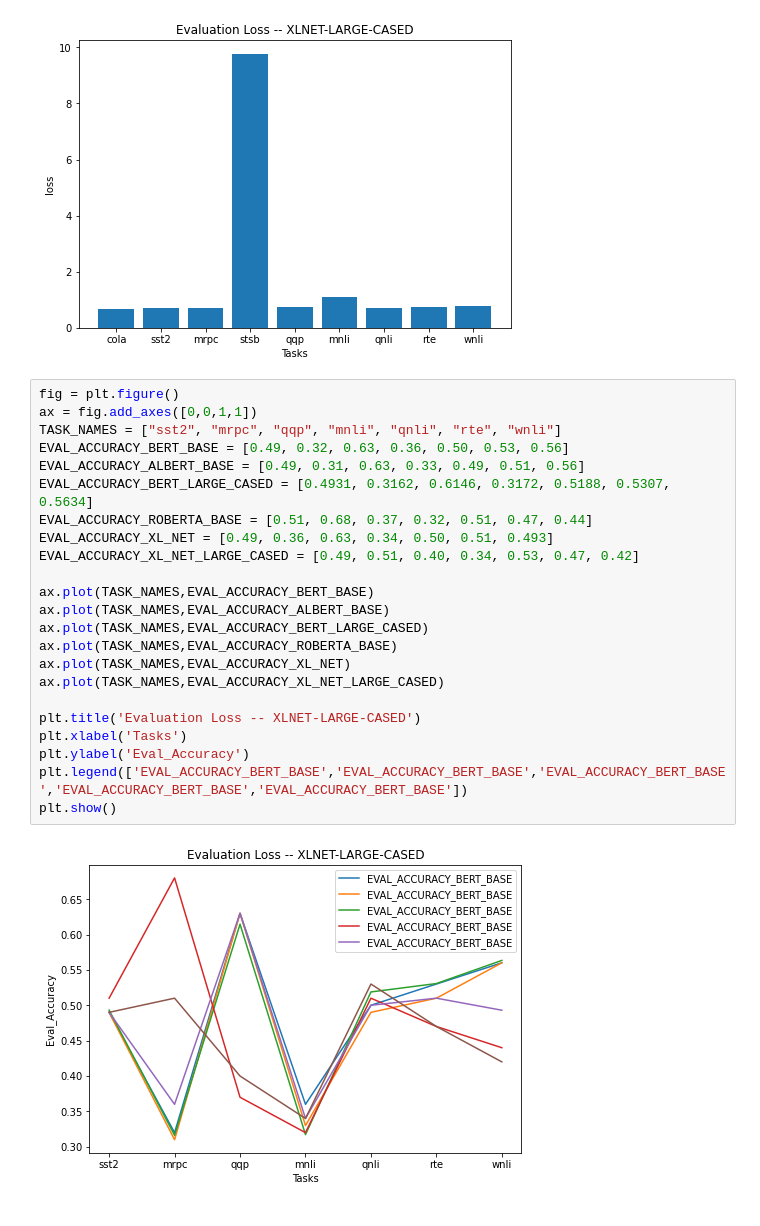
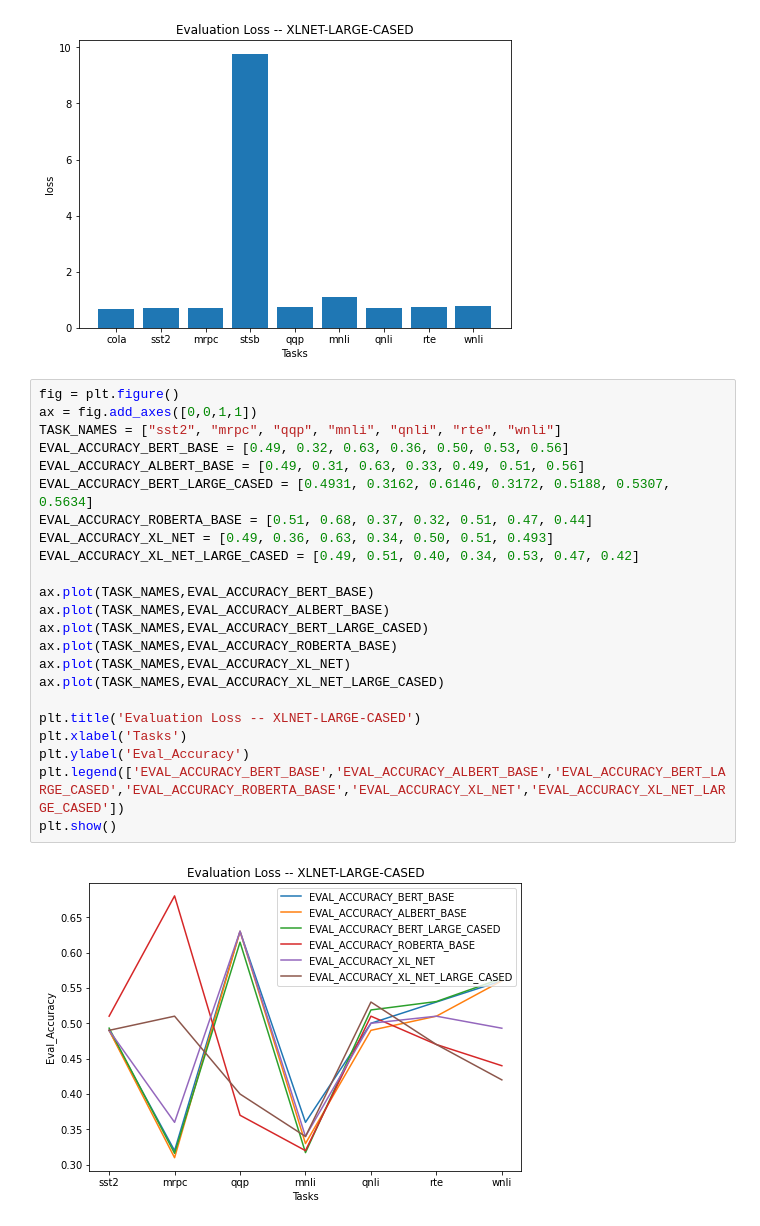
Before and after one commit to 395t/coding-assignment-week-6-seq-2, a Jupyter notebook: src/text-classification/Plots.ipynb, the cells around one changed output. Cells and saved outputs as stored; diff of their text form.

```diff
--- a/src/text-classification/Plots.ipynb
+++ b/src/text-classification/Plots.ipynb
@@ -238,25 +238,25 @@ plt.show()
 # %%
 fig = plt.figure()
 ax = fig.add_axes([0,0,1,1])
 TASK_NAMES = ["sst2", "mrpc", "qqp", "mnli", "qnli", "rte", "wnli"]
 EVAL_ACCURACY_BERT_BASE = [0.49, 0.32, 0.63, 0.36, 0.50, 0.53, 0.56]
 EVAL_ACCURACY_ALBERT_BASE = [0.49, 0.31, 0.63, 0.33, 0.49, 0.51, 0.56]
 EVAL_ACCURACY_BERT_LARGE_CASED = [0.4931, 0.3162, 0.6146, 0.3172, 0.5188, 0.5307, 0.5634]
 EVAL_ACCURACY_ROBERTA_BASE = [0.51, 0.68, 0.37, 0.32, 0.51, 0.47, 0.44]
 EVAL_ACCURACY_XL_NET = [0.49, 0.36, 0.63, 0.34, 0.50, 0.51, 0.493]
 EVAL_ACCURACY_XL_NET_LARGE_CASED = [0.49, 0.51, 0.40, 0.34, 0.53, 0.47, 0.42]
 
 ax.plot(TASK_NAMES,EVAL_ACCURACY_BERT_BASE)
 ax.plot(TASK_NAMES,EVAL_ACCURACY_ALBERT_BASE)
 ax.plot(TASK_NAMES,EVAL_ACCURACY_BERT_LARGE_CASED)
 ax.plot(TASK_NAMES,EVAL_ACCURACY_ROBERTA_BASE)
 ax.plot(TASK_NAMES,EVAL_ACCURACY_XL_NET)
 ax.plot(TASK_NAMES,EVAL_ACCURACY_XL_NET_LARGE_CASED)
 
 plt.title('Evaluation Loss -- XLNET-LARGE-CASED')
 plt.xlabel('Tasks')
 plt.ylabel('Eval_Accuracy')
-plt.legend(['EVAL_ACCURACY_BERT_BASE','EVAL_ACCURACY_BERT_BASE','EVAL_ACCURACY_BERT_BASE','EVAL_ACCURACY_BERT_BASE','EVAL_ACCURACY_BERT_BASE'])
+plt.legend(['EVAL_ACCURACY_BERT_BASE','EVAL_ACCURACY_ALBERT_BASE','EVAL_ACCURACY_BERT_LARGE_CASED','EVAL_ACCURACY_ROBERTA_BASE','EVAL_ACCURACY_XL_NET','EVAL_ACCURACY_XL_NET_LARGE_CASED'])
 plt.show()
 # %% [output]
-[figure, old version]
+[figure, new version]
```
